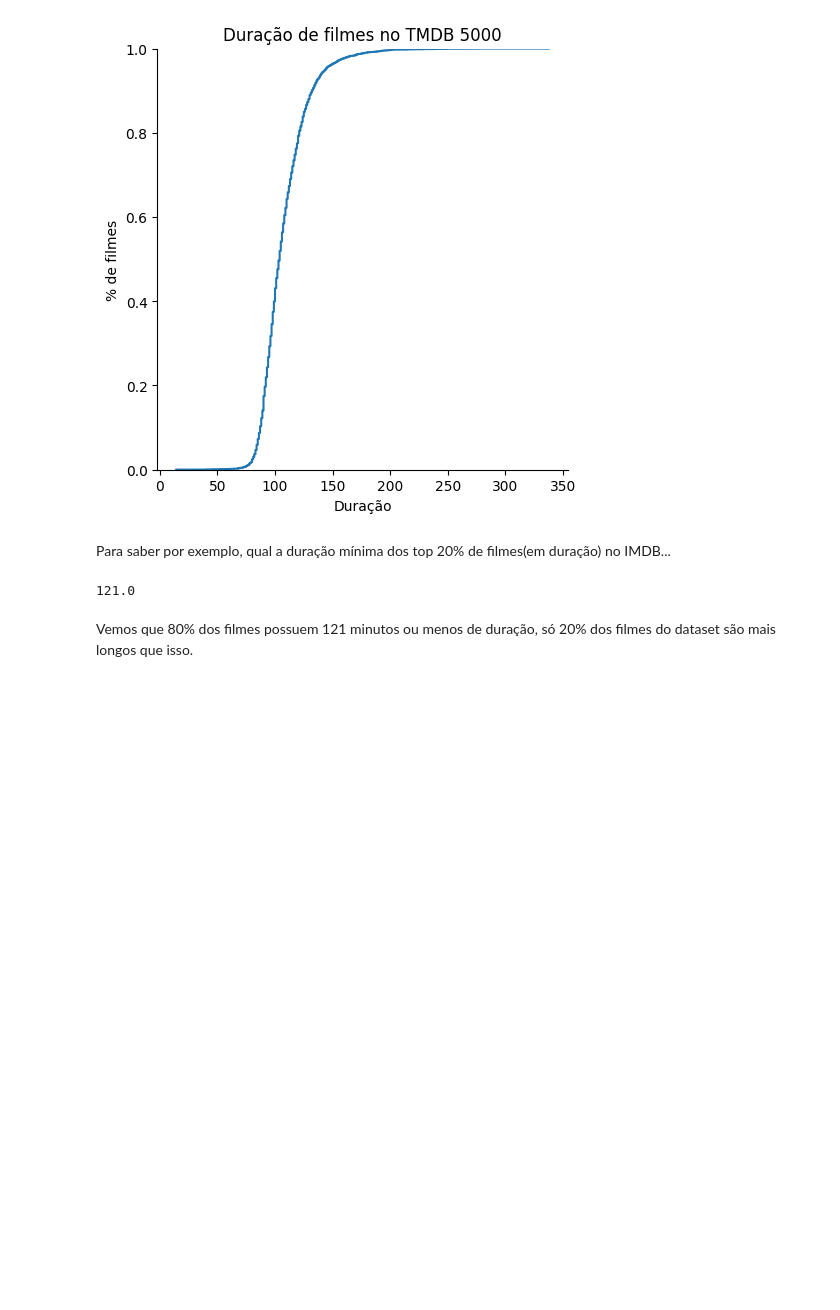
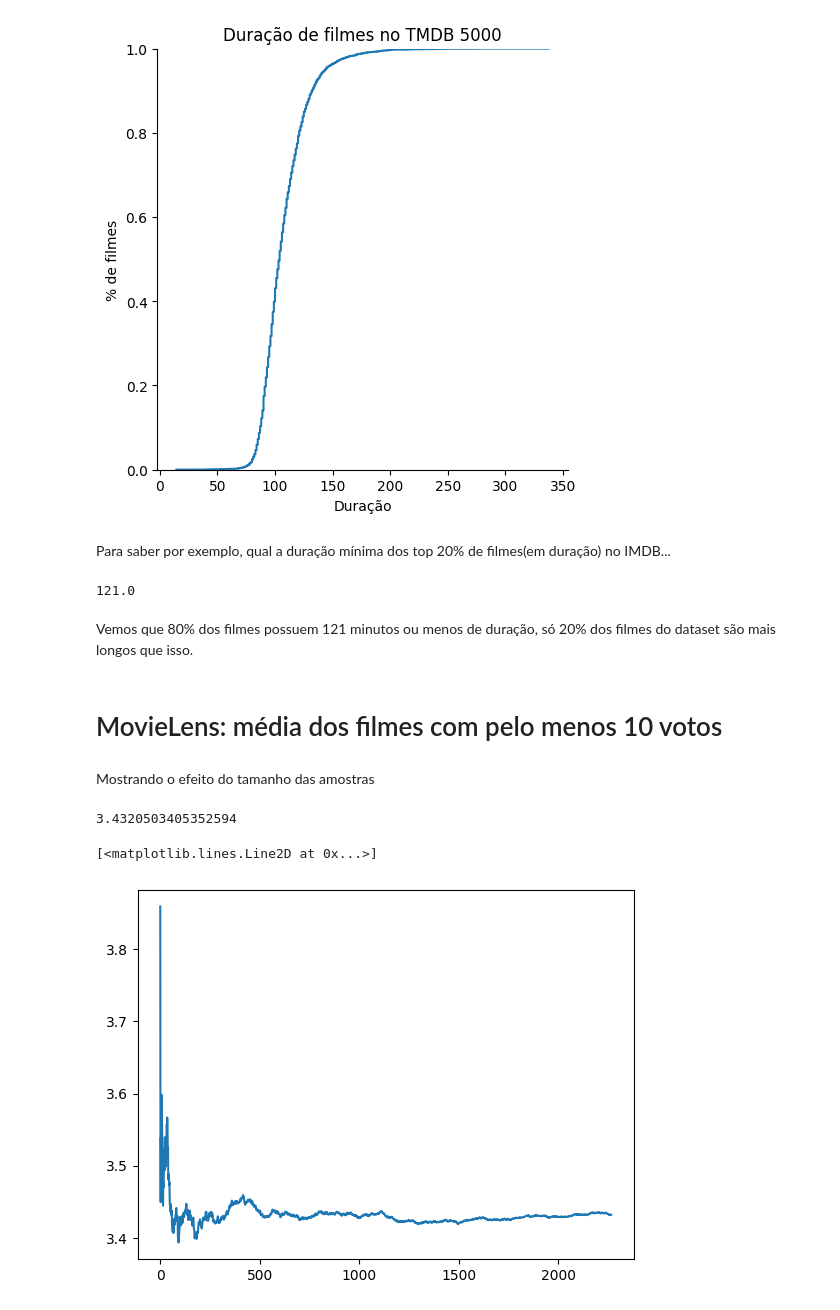
Before and after one commit to fernandowolff/estatistica_python, a Jupyter notebook: testes_estatisticos/Data Science - Introdução a Testes.ipynb, the cells around one changed output. Drawn from its saved outputs; the diff is of its cells as text; code cells hidden in the pictures; blank space fills up the shorter version.

Commit message:
Testes sobre uma amostra

```diff
--- a/testes_estatisticos/Data Science - Introdução a Testes.ipynb
+++ b/testes_estatisticos/Data Science - Introdução a Testes.ipynb
@@ -235,3 +238,21 @@ tmdb.query("runtime>0").runtime.dropna().quantile(0.8)
 121.0
 # %% [markdown]
 Vemos que 80% dos filmes possuem 121 minutos ou menos de duração, só 20% dos filmes do dataset são mais longos que isso.
+# %% [markdown]
+# MovieLens: média dos filmes com pelo menos 10 votos
+# %% [markdown]
+Mostrando o efeito do tamanho das amostras
+# %%
+nota_media_dos_filmes_com_pelo_menos_10_votos.mean()
+# %% [output]
+3.4320503405352594
+# %%
+np.random.seed(75243)
+temp = nota_media_dos_filmes_com_pelo_menos_10_votos.sample(frac=1) # aleatorizar os dados pois a ordem que veio no dataset poderia ter algum padrão desconhecido, como, dos mais populares para os menos populares.
+
+medias = [temp[0:i].mean() for i in range(1, len(temp))]
+
+plt.plot(medias)
+# %% [output]
+[<matplotlib.lines.Line2D at 0x...>]
+[figure, added]
```
Also changed, not shown: parts of 6 cells of this notebook.
